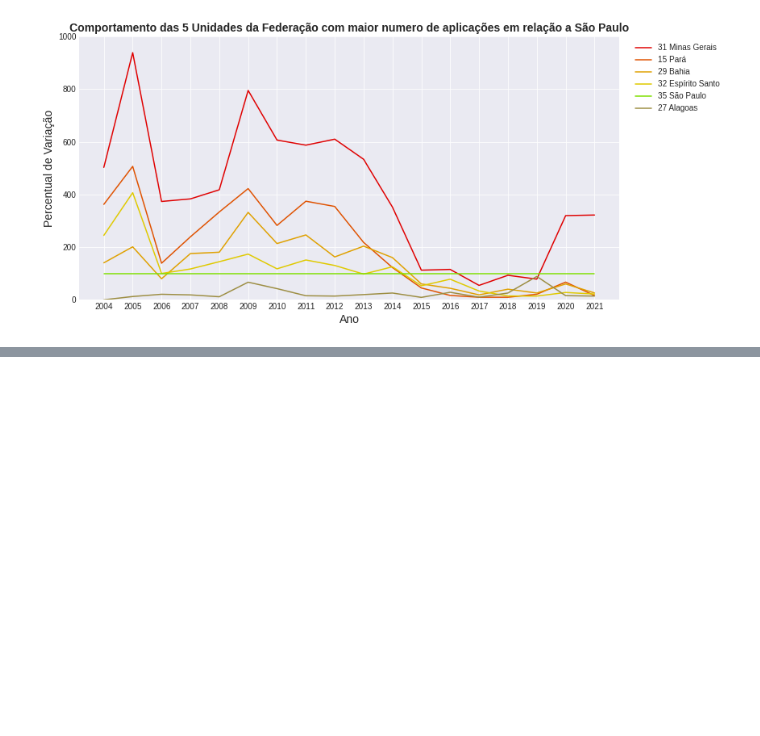
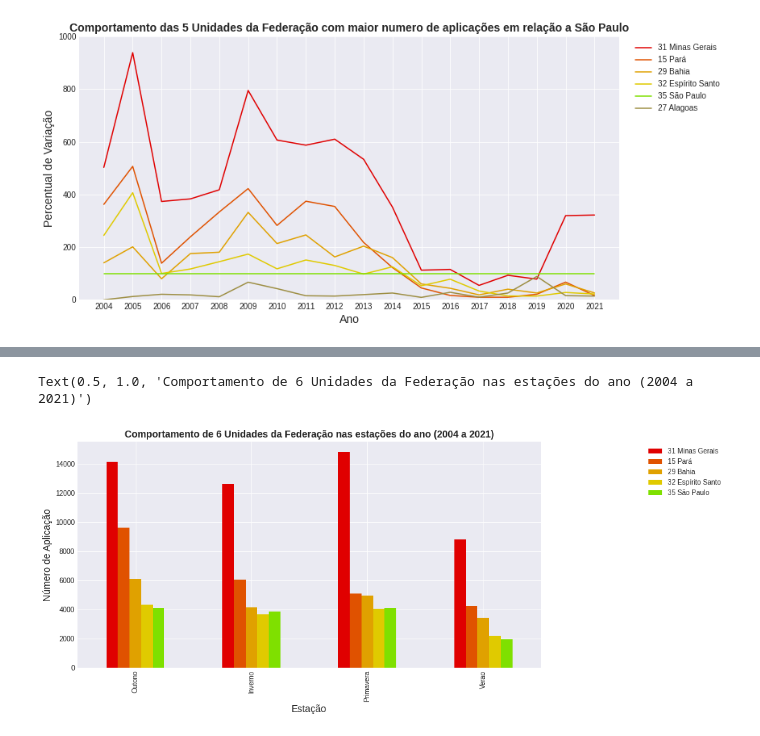
Before and after one commit to laugustovieira/Soro_Anti_Escorpionico, a Jupyter notebook: noteboocks/soro_anti_escorpionico.ipynb, the cells around one changed output, grey strips where cells are left out. Saved outputs shown, nothing was run; the diff lists cells and outputs as text; code cells hidden in the pictures; blank space fills up the shorter version.

```diff
--- a/noteboocks/soro_anti_escorpionico.ipynb
+++ b/noteboocks/soro_anti_escorpionico.ipynb
@@ -277,0 +359,20 @@ sns.set_palette(sns.color_palette("icefire", 27))
+# %%
+#selecionando os registros
+
+
+cinco_primeiros = dados_regiao_estacao_ordenado_agrupado.index.to_list()[0:5]
+dados_regiao_cinco_primeiros = dados_regiao_estacao_ordenado_agrupado.loc[cinco_primeiros]
+
+
+#plotando o gráfico
+dados_regiao_cinco_primeiros.T.plot(figsize=(12,6), color=colors2, kind='bar')
+
+
+#definindo os labels dos eixos e título
+plt.legend(bbox_to_anchor=(1.4,1))
+plt.ylabel('Número de Aplicação', fontsize=14)
+plt.xlabel('Estação', fontsize=14)
+plt.title('Comportamento de 6 Unidades da Federação nas estações do ano (2004 a 2021)', fontsize = 14, fontweight = 'bold')
+# %% [output]
+Text(0.5, 1.0, 'Comportamento de 6 Unidades da Federação nas estações do ano (2004 a 2021)')
+[figure, added]
```
Also changed, not shown: parts of 20 cells of this notebook.
